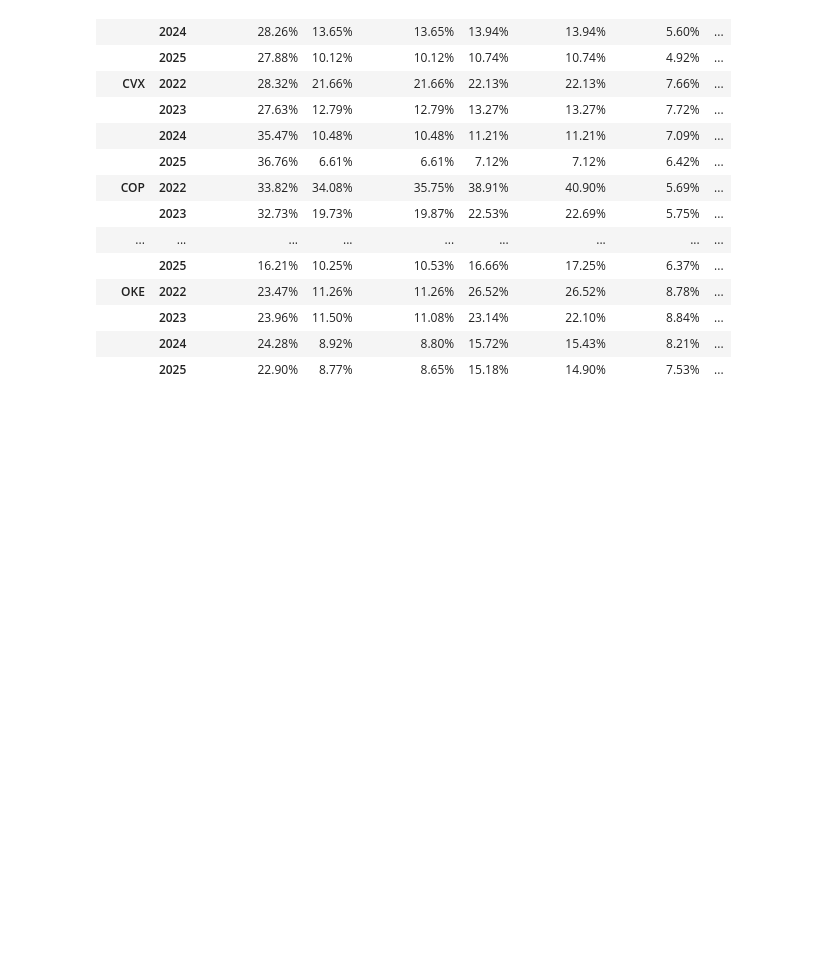
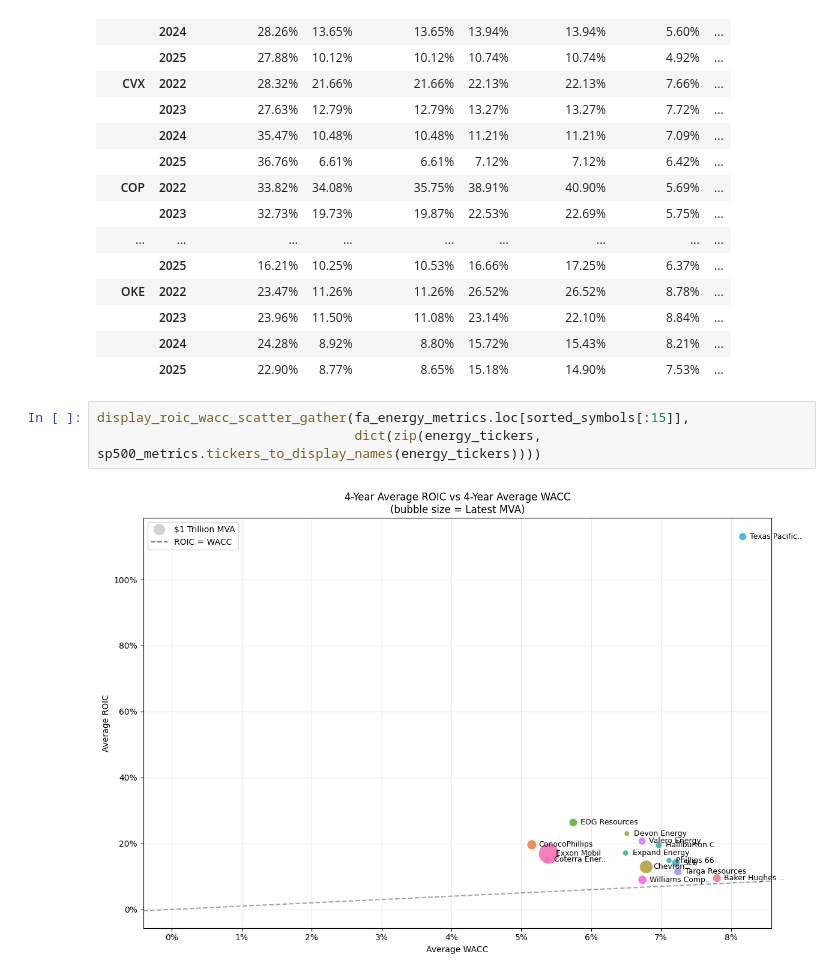
Before and after one commit to ilchen/US_Economic_Data_Analysis, a Jupyter notebook: Stock_Market_FA.ipynb, the cells around one changed output. Drawn from its saved outputs; the diff is of its cells as text; blank space fills up the shorter version.

```diff
--- a/Stock_Market_FA.ipynb
+++ b/Stock_Market_FA.ipynb
@@ -237,4 +285,9 @@ fa_energy_metrics.loc[sorted_symbols].iloc[:80,:10]
 |  | 2023 | 23.96% | 11.50% | 11.08% | 23.14% | 22.10% | 8.84% | ... |
 |  | 2024 | 24.28% | 8.92% | 8.80% | 15.72% | 15.43% | 8.21% | ... |
 |  | 2025 | 22.90% | 8.77% | 8.65% | 15.18% | 14.90% | 7.53% | ... |
+# %%
+display_roic_wacc_scatter_gather(fa_energy_metrics.loc[sorted_symbols[:15]],
+                                 dict(zip(energy_tickers, sp500_metrics.tickers_to_display_names(energy_tickers))))
+# %% [output]
+[figure, added]
 # %% [markdown]
```
Also changed, not shown: parts of 19 cells of this notebook.
